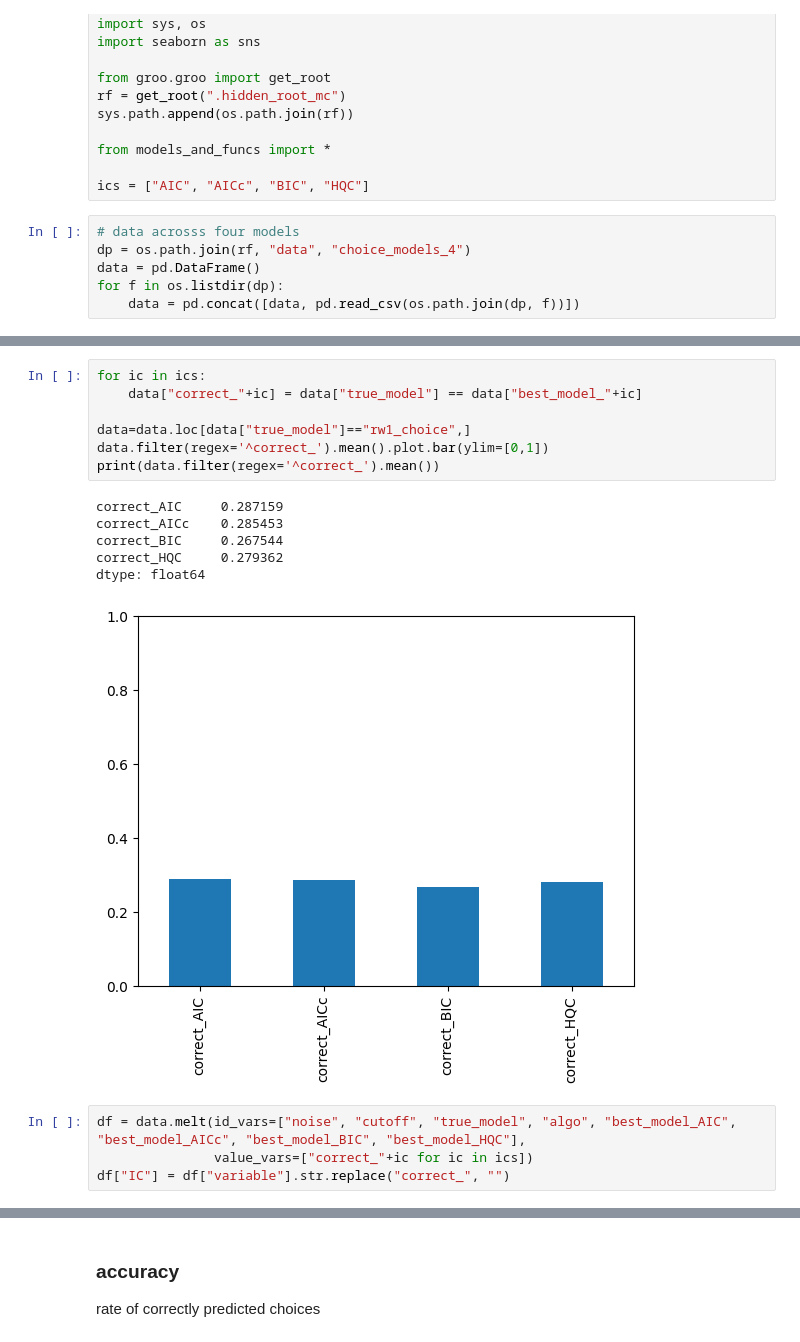
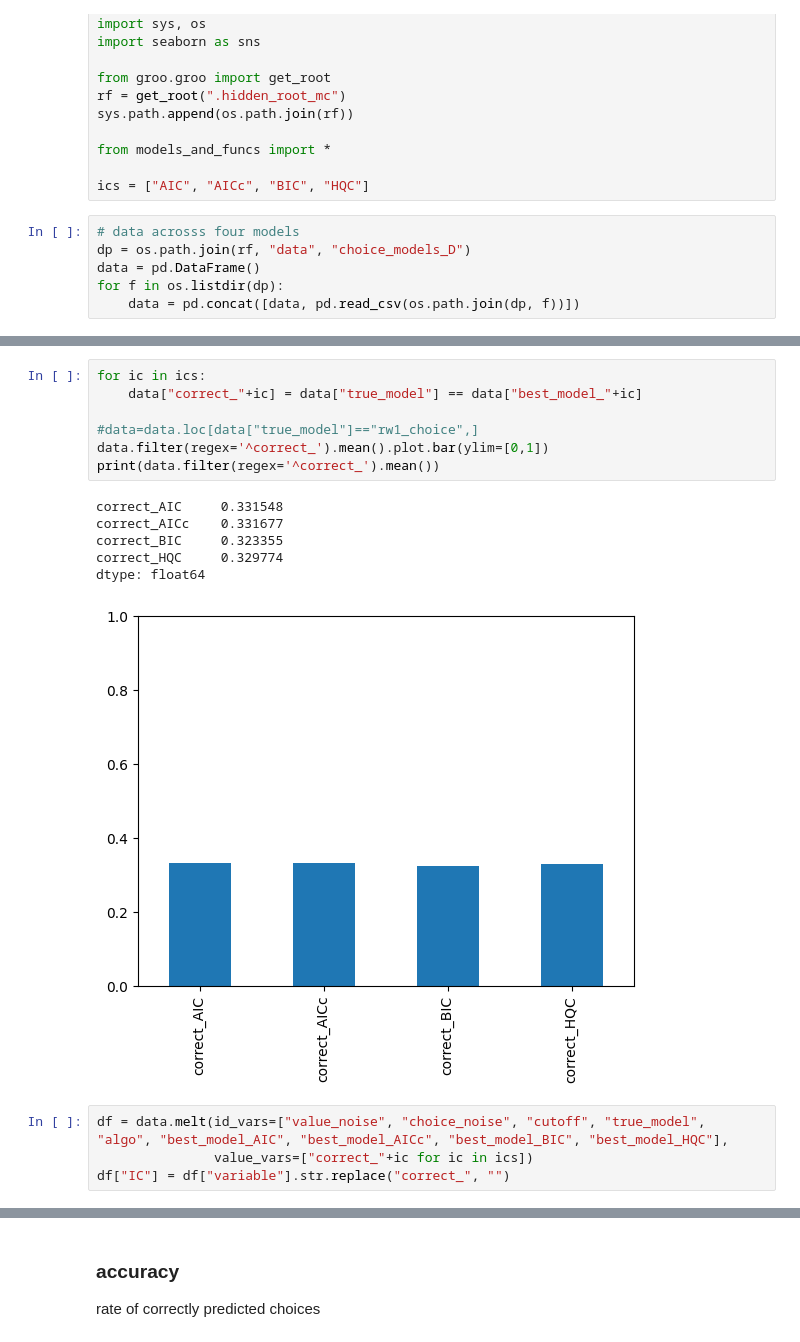
Before and after one commit to ozika/model-comparison-sims, a Jupyter notebook: analyze_fits_choice.ipynb, the cells around one changed output, grey strips where cells are left out. Saved outputs shown, nothing was run; the diff lists cells and outputs as text.

```diff
--- a/analyze_fits_choice.ipynb
+++ b/analyze_fits_choice.ipynb
@@ -16,7 +16,7 @@ from models_and_funcs import *
 ics = ["AIC", "AICc", "BIC", "HQC"]
 # %%
 # data acrosss four models
-dp = os.path.join(rf, "data", "choice_models_4")
+dp = os.path.join(rf, "data", "choice_models_D")
 data = pd.DataFrame()
 for f in os.listdir(dp):
     data = pd.concat([data, pd.read_csv(os.path.join(dp, f))])
@@ -25,19 +37,19 @@ for f in os.listdir(dp):
 # %%
 for ic in ics:
     data["correct_"+ic] = data["true_model"] == data["best_model_"+ic]
 
-data=data.loc[data["true_model"]=="rw1_choice",]
+#data=data.loc[data["true_model"]=="rw1_choice",]
 data.filter(regex='^correct_').mean().plot.bar(ylim=[0,1])
 print(data.filter(regex='^correct_').mean())
 # %% [output]
-correct_AIC     0.287159
-correct_AICc    0.285453
-correct_BIC     0.267544
-correct_HQC     0.279362
+correct_AIC     0.331548
+correct_AICc    0.331677
+correct_BIC     0.323355
+correct_HQC     0.329774
 dtype: float64
-[figure, old version]
+[figure, new version]
 # %%
-df = data.melt(id_vars=["noise", "cutoff", "true_model", "algo", "best_model_AIC", "best_model_AICc", "best_model_BIC", "best_model_HQC"],
+df = data.melt(id_vars=["value_noise", "choice_noise", "cutoff", "true_model", "algo", "best_model_AIC", "best_model_AICc", "best_model_BIC", "best_model_HQC"],
                value_vars=["correct_"+ic for ic in ics])
 df["IC"] = df["variable"].str.replace("correct_", "")
 # %%
```
Also changed, not shown: parts of 12 cells of this notebook, 3 other files.
